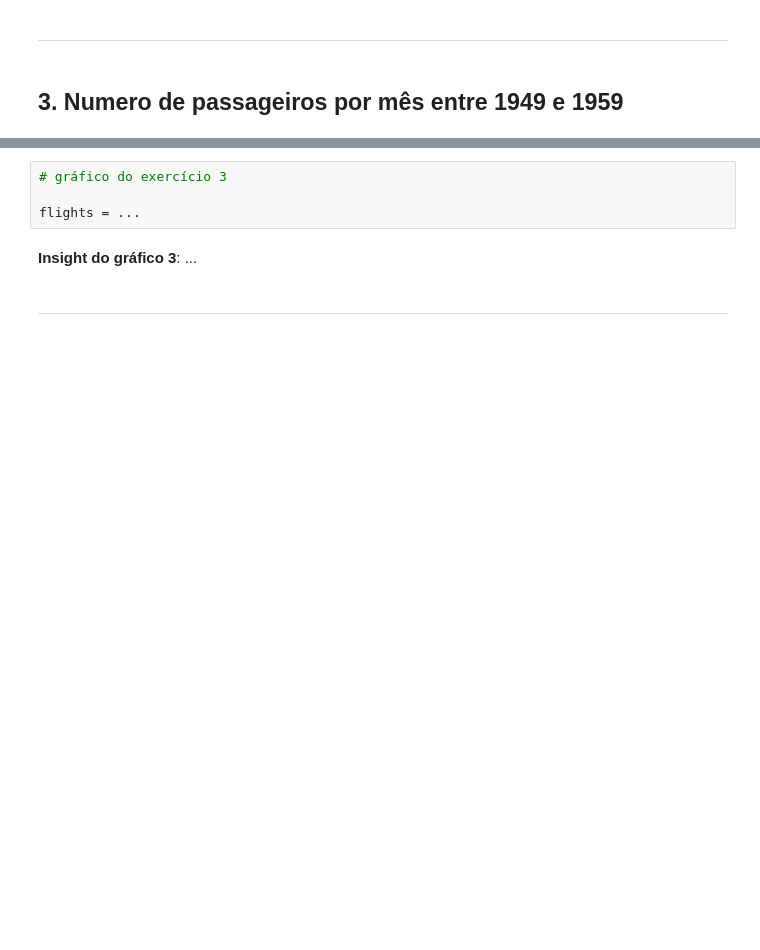
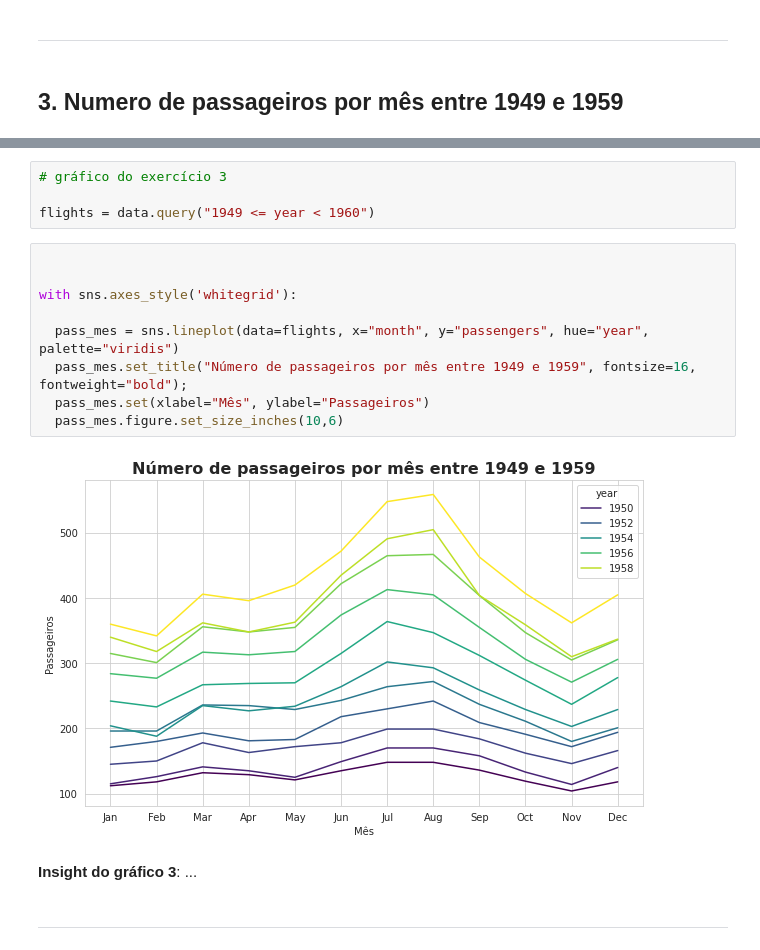
Before and after one commit to anamilanezi/ebac-dados, a Jupyter notebook: exercicios/em14-visualizacao-de-dados-I.ipynb, the cells around one changed output, grey strips where cells are left out. Drawn from its saved outputs; the diff is of its cells as text; blank space fills up the shorter version.

```diff
--- a/exercicios/em14-visualizacao-de-dados-I.ipynb
+++ b/exercicios/em14-visualizacao-de-dados-I.ipynb
@@ -187,7 +227,18 @@ data.head()
 # %%
 # gráfico do exercício 3
 
-flights = ...
+flights = data.query("1949 <= year < 1960")
+# %%
+
+
+with sns.axes_style('whitegrid'):
+
+  pass_mes = sns.lineplot(data=flights, x="month", y="passengers", hue="year", palette="viridis")
+  pass_mes.set_title("Número de passageiros por mês entre 1949 e 1959", fontsize=16, fontweight="bold");
+  pass_mes.set(xlabel="Mês", ylabel="Passageiros")
+  pass_mes.figure.set_size_inches(10,6)
+# %% [output]
+[figure, added]
 # %% [markdown]
 **Insight do gráfico 3**: ...
 # %% [markdown]
```
Also changed, not shown: parts of 4 cells of this notebook.
